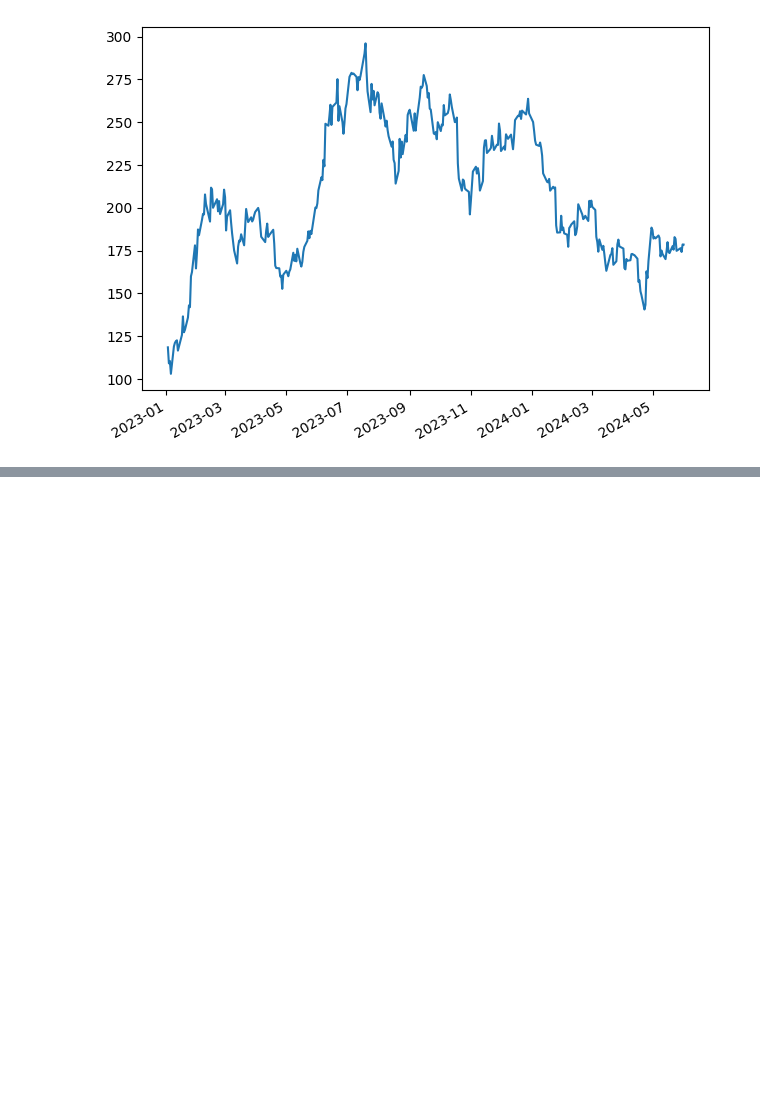
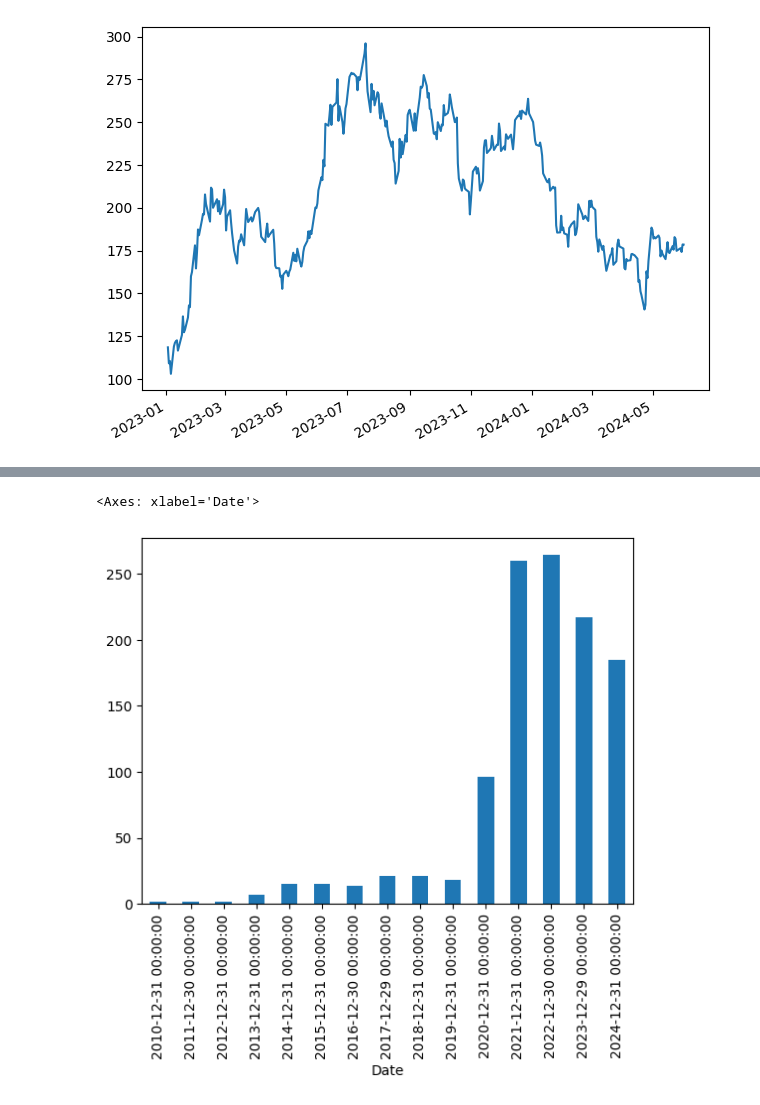
Before and after one commit to AgentAhmed/Time-Series, a Jupyter notebook: Time_series_EDA.ipynb, the cells around one changed output, grey strips where cells are left out. Cells and saved outputs as stored; diff of their text form; code cells hidden in the pictures; blank space fills up the shorter version.

```diff
--- a/Time_series_EDA.ipynb
+++ b/Time_series_EDA.ipynb
@@ -107,0 +318,6 @@ axis.plot(index,share_open)
+# %%
+## plotting
+df_tesla['Open'].resample(rule='BA').mean().plot(kind='bar')
+# %% [output]
+<Axes: xlabel='Date'>
+[figure, added]
```
Also changed, not shown: parts of 38 cells of this notebook.
